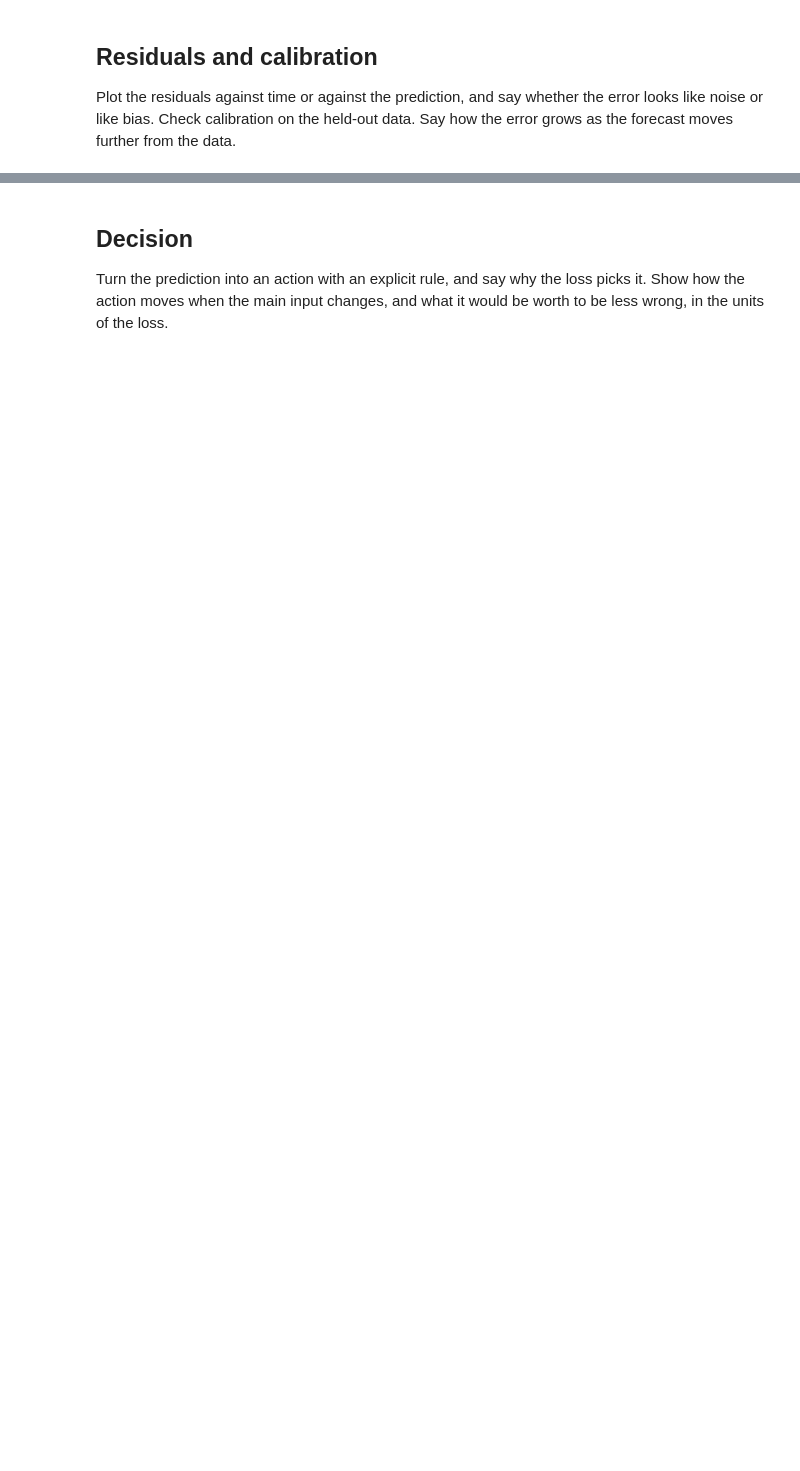
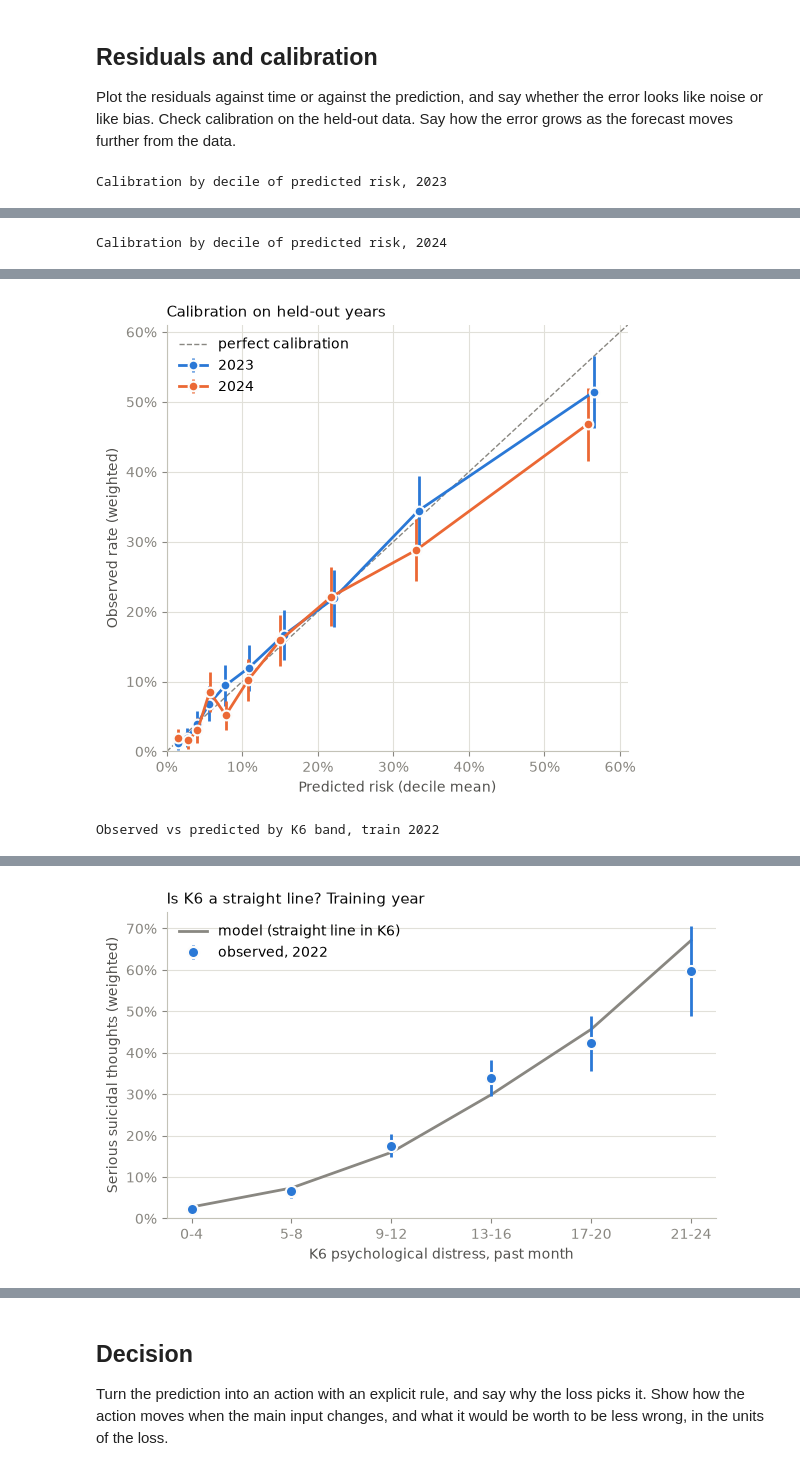
Before and after one commit to josemichaelrubio/aii600-final-project, a Jupyter notebook: analysis.ipynb, the cells around one changed output, grey strips where cells are left out. Drawn from its saved outputs; the diff is of its cells as text; code cells hidden in the pictures; blank space fills up the shorter version.

```diff
--- a/analysis.ipynb
+++ b/analysis.ipynb
@@ -307,3 +451,75 @@ Draw data from the model with known parameters and compare it with the real data
 ## Residuals and calibration
 
 Plot the residuals against time or against the prediction, and say whether the error looks like noise or like bias. Check calibration on the held-out data. Say how the error grows as the forecast moves further from the data.
+# %%
+# 1. Calibration and residuals: bin the predictions into deciles, then compare the weighted observed
+#    rate with the weighted mean prediction in each bin. Residual = observed - predicted.
+#    The interval uses Kish's effective sample size, which allows for unequal weights but not for
+#    clustering, so it is still somewhat too narrow.
+def binned(d, by, bins):
+    t = pd.DataFrame({"p_hat": model.predict(design(d)).to_numpy(), "y": d.at_risk.to_numpy(),
+                      "w": d.ANALWT2_C.to_numpy(), "by": by})
+    t["bin"] = bins(t.by)
+    def agg(g):
+        n_eff = g.w.sum() ** 2 / (g.w ** 2).sum()
+        obs = wmean(g.y, g.w)
+        return pd.Series({"n": len(g), "predicted": wmean(g.p_hat, g.w), "observed": obs,
+                          "se": np.sqrt(obs * (1 - obs) / n_eff)})
+    out = t.groupby("bin", observed=True).apply(agg)
+    out["residual"] = out.observed - out.predicted
+    out["residual / se"] = out.residual / out.se
+    return out
+
+deciles = lambda s: pd.qcut(s, 10, labels=range(1, 11))
+cal = {name: binned(d, model.predict(design(d)).to_numpy(), deciles)
+       for name, d in [("2023", test), ("2024", check)]}
+for name, t in cal.items():
+    print(f"Calibration by decile of predicted risk, {name}")
+    display(t.round(3))
+
+COLORS_CAL = {"2023": "#2a78d6", "2024": "#eb6834"}   # categorical slots 1-2
+fig, ax = plt.subplots(figsize=(5.6, 5.2))
+top = max(t[["predicted", "observed"]].to_numpy().max() for t in cal.values()) * 1.08
+ax.plot([0, top], [0, top], color="#898781", lw=1, ls="--", label="perfect calibration")
+for name, t in cal.items():
+    ax.errorbar(t.predicted, t.observed, yerr=1.96 * t.se, color=COLORS_CAL[name], lw=2, marker="o", ms=7,
+                markeredgecolor="#fcfcfb", markeredgewidth=1.5, capsize=0, label=name)
+ax.set_xlim(0, top); ax.set_ylim(0, top)
+pct = plt.FuncFormatter(lambda v, _: f"{v:.0%}")
+ax.xaxis.set_major_formatter(pct); ax.yaxis.set_major_formatter(pct)
+ax.set_xlabel("Predicted risk (decile mean)", color="#52514e")
+ax.set_ylabel("Observed rate (weighted)", color="#52514e")
+ax.set_title("Calibration on held-out years", loc="left", fontsize=11, color="#0b0b0b")
+ax.grid(color="#e1e0d9", lw=0.8); ax.set_axisbelow(True)
+for side in ("top", "right"): ax.spines[side].set_visible(False)
+for side in ("left", "bottom"): ax.spines[side].set_color("#c3c2b7")
+ax.tick_params(colors="#898781")
+ax.legend(frameon=False, loc="upper left")
+fig.tight_layout(); fig.savefig(FIG / "calibration.png", dpi=150); plt.show()
+
+# 2. The assumption trusted least: K6 enters as a straight line on the log-odds scale.
+#    On the training year, compare the observed rate in each K6 band with the mean prediction.
+k6_bands = lambda s: pd.cut(s, [-1, 4, 8, 12, 16, 20, 24], labels=["0-4", "5-8", "9-12", "13-16", "17-20", "21-24"])
+k6 = binned(train, train.KSSLR6MON.to_numpy(), k6_bands)
+print("Observed vs predicted by K6 band, train 2022")
+display(k6.round(3))
+
+fig, ax = plt.subplots(figsize=(6.4, 4))
+x = np.arange(len(k6))
+ax.plot(x, k6.predicted, color="#898781", lw=2, label="model (straight line in K6)")
+ax.errorbar(x, k6.observed, yerr=1.96 * k6.se, color="#2a78d6", lw=0, elinewidth=2, marker="o", ms=8,
+            markeredgecolor="#fcfcfb", markeredgewidth=1.5, label="observed, 2022")
+ax.set_xticks(x, k6.index.astype(str))
+ax.yaxis.set_major_formatter(pct)
+ax.set_ylim(0, None)
+ax.set_xlabel("K6 psychological distress, past month", color="#52514e")
+ax.set_ylabel("Serious suicidal thoughts (weighted)", color="#52514e")
+ax.set_title("Is K6 a straight line? Training year", loc="left", fontsize=11, color="#0b0b0b")
+ax.grid(axis="y", color="#e1e0d9", lw=0.8); ax.set_axisbelow(True)
+for side in ("top", "right"): ax.spines[side].set_visible(False)
+for side in ("left", "bottom"): ax.spines[side].set_color("#c3c2b7")
+ax.tick_params(colors="#898781")
+ax.legend(frameon=False, loc="upper left")
+fig.tight_layout(); fig.savefig(FIG / "k6_check.png", dpi=150); plt.show()
+# %% [output]
+Calibration by decile of predicted risk, 2023
@@ -309,0 +538 @@ Plot the residuals against time or against the prediction, and say whether the e
+Calibration by decile of predicted risk, 2024
@@ -309,0 +551,2 @@ Plot the residuals against time or against the prediction, and say whether the e
+[figure, added]
+Observed vs predicted by K6 band, train 2022
@@ -309,0 +561 @@ Plot the residuals against time or against the prediction, and say whether the e
+[figure, added]
```
Also changed, not shown: parts of 19 cells of this notebook, 6 other files.
